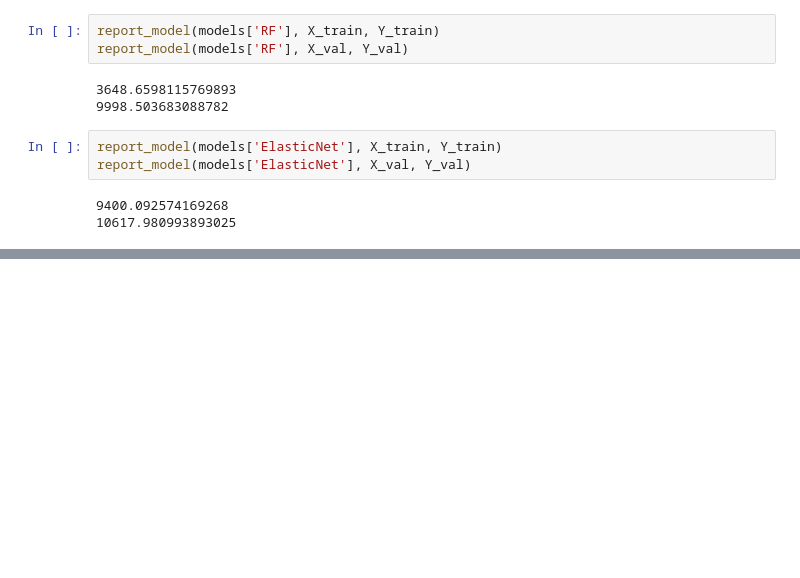
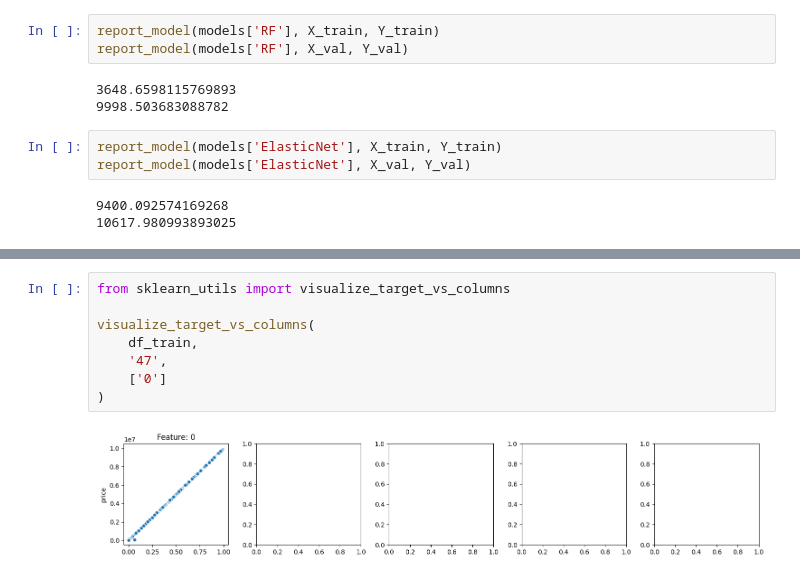
Before and after one commit to PashaIanko/Kaggle.ParisHousingPrices, a Jupyter notebook: 4_model_analysis.ipynb, the cells around one changed output, grey strips where cells are left out. Cells and saved outputs as stored; diff of their text form; blank space fills up the shorter version.

```diff
--- a/4_model_analysis.ipynb
+++ b/4_model_analysis.ipynb
@@ -190,0 +249,10 @@ visualize_predictions(
+# %%
+from sklearn_utils import visualize_target_vs_columns
+
+visualize_target_vs_columns(
+    df_train,
+    '47',
+    ['0']
+)
+# %% [output]
+[figure, added]
```
Also changed, not shown: parts of 13 cells of this notebook.
